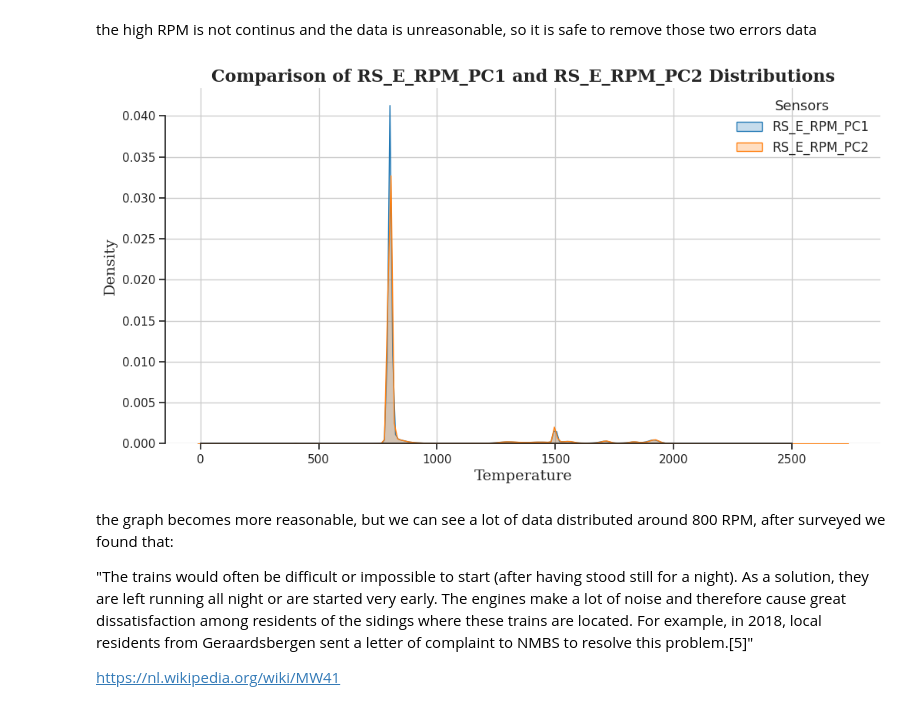
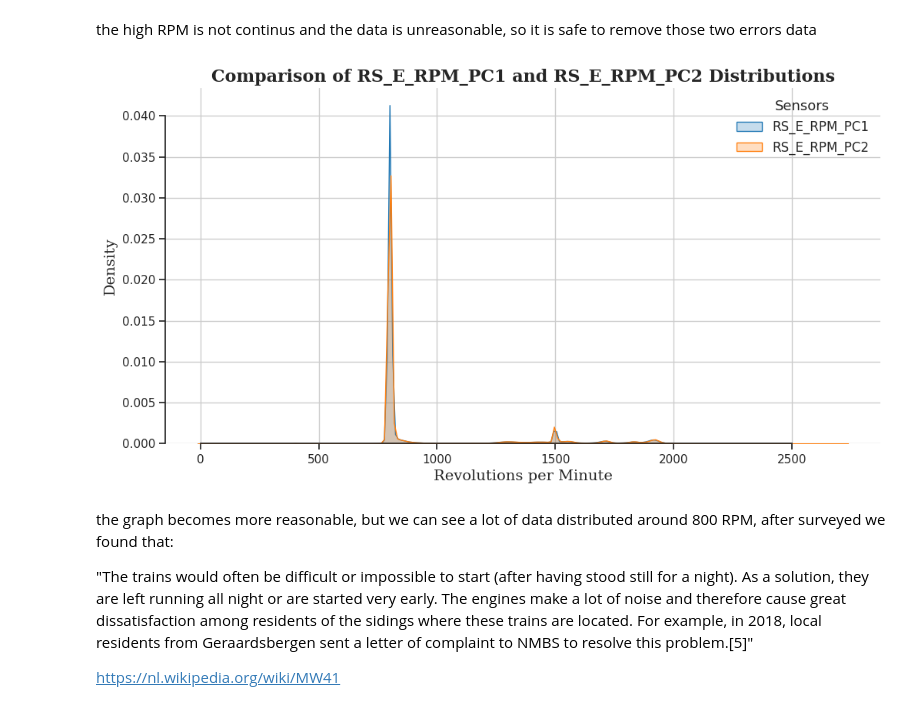
Before and after one commit to yutao-data/Data_Mining_SNCB, a Jupyter notebook: notebooks/sncb-eda-data-clean.ipynb, the cells around one changed output. Saved outputs shown, nothing was run; the diff lists cells and outputs as text; code cells hidden in the pictures.

```diff
--- a/notebooks/sncb-eda-data-clean.ipynb
+++ b/notebooks/sncb-eda-data-clean.ipynb
@@ -821,32 +821,32 @@ data = data[data['RS_E_RPM_PC2'] < 3000]
 # %%
 # Setting the overall aesthetics for the plot to have an academic look
 sns.set_theme(style='ticks', palette='muted')
 
 # Initialize the matplotlib figure
 plt.figure(figsize=(12, 6))
 
 # Plotting the Kernel Density Estimate (KDE) plot for RS_E_RPM_PC1
 sns.kdeplot(data['RS_E_RPM_PC1'], fill=True, color="#1f77b4", label='RS_E_RPM_PC1', bw_adjust=0.5)
 
 # Plotting the KDE plot for RS_E_RPM_PC2
 sns.kdeplot(data['RS_E_RPM_PC2'], fill=True, color="#ff7f0e", label='RS_E_RPM_PC2', bw_adjust=0.5)
 
 # Adding titles and labels with a formal font type
 plt.title('Comparison of RS_E_RPM_PC1 and RS_E_RPM_PC2 Distributions', fontsize=16, fontweight='bold', family='serif')
-plt.xlabel('Temperature', fontsize=14, family='serif')
+plt.xlabel('Revolutions per Minute', fontsize=14, family='serif')
 plt.ylabel('Density', fontsize=14, family='serif')
 
 # Adding gridlines and removing the top and right axis lines for a cleaner look
 sns.despine(trim=True)
 plt.grid(True)
 
 # Adjusting the legend to be more formal
 plt.legend(title='Sensors', title_fontsize='13', fontsize='12', frameon=False)
 
 # Show the plot with the improved academic aesthetics
 plt.show()
 # %% [output]
-[figure, old version]
+[figure, new version]
 # %% [markdown]
 the graph becomes more reasonable, but we can see a lot of data distributed around 800 RPM, after surveyed we found that:
 
```
